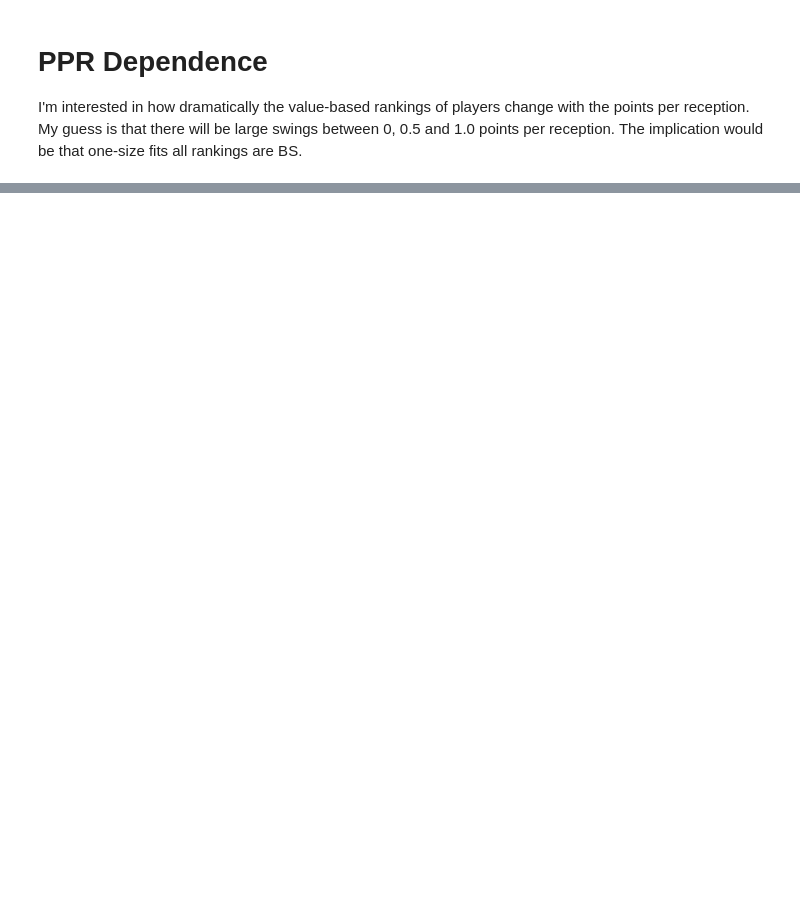
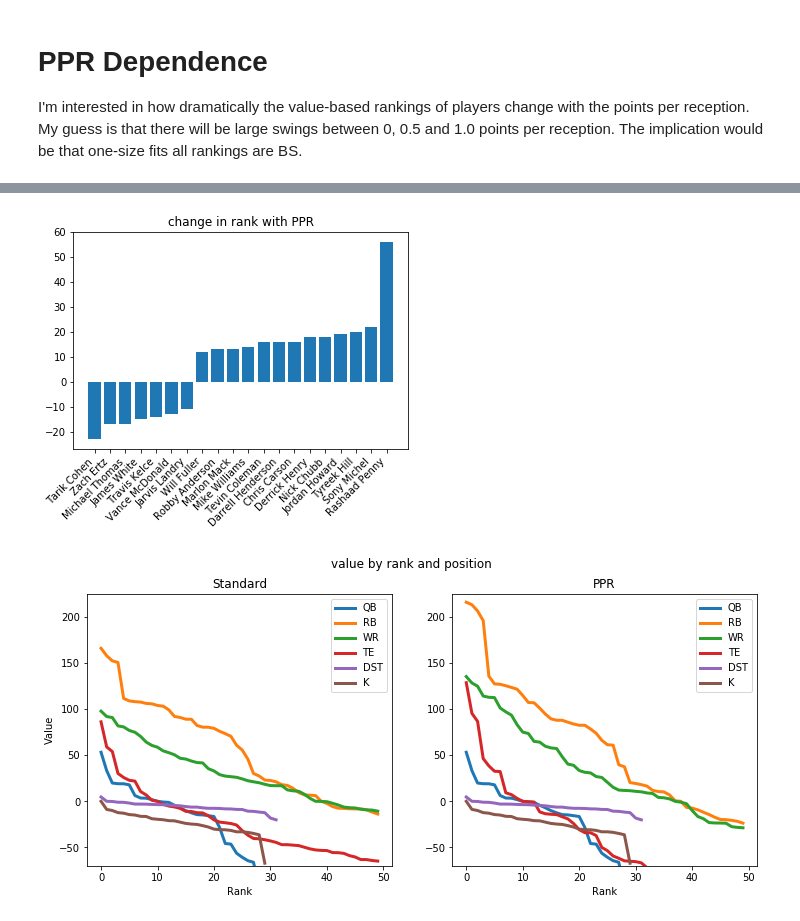
Before and after one commit to jjti/ff, a Jupyter notebook: model/src/notebooks/2019-PPR-Dependence.ipynb, the cells around one changed output, grey strips where cells are left out. Saved outputs shown, nothing was run; the diff lists cells and outputs as text; code cells hidden in the pictures; blank space fills up the shorter version.

```diff
--- a/model/src/notebooks/2019-PPR-Dependence.ipynb
+++ b/model/src/notebooks/2019-PPR-Dependence.ipynb
@@ -99,31 +109,78 @@ data.head()
 # %%
-# add ranks, sort and print top 50 players
+#### add ranks, sort and print top 50 players
 
 from sklearn.metrics import r2_score
 import matplotlib.pyplot as plt
 
+adp = ["std", "half_ppr", "ppr"]
 ranks = ["0.0-rank", "0.5-rank", "1.0-rank"]
+vals = ["proj-0.0-value", "proj-0.5-value", "proj-1.0-value"]
 
-for i, pts in enumerate(["proj-0.0-value", "proj-0.5-value", "proj-1.0-value"]):
-    data = data.sort_values(pts, ascending=False)
-    data[ranks[i]] = np.arange(len(data)) + 1
+for rank, val in zip(ranks, vals):
+    data = data.sort_values(val, ascending=False)
+    data[rank] = np.arange(len(data)) + 1
 
 data["diff"] = data[ranks[2]] - data[ranks[0]]
 data["abs_diff"] = abs(data["diff"])
-data = data.sort_values(ranks[0], ascending=True)
 
-top_100 = data[(data.adp <= 150) & ((data[ranks[0]] < 100) | (data[ranks[2]] < 100))]
+data["adp-std"] = data["std"]
+data["adp-ppr"] = data["ppr"]
 
-for r in ranks:
-    print(r, r2_score(top_100[r], top_100["adp"]))
 
+data = data.sort_values("0.0-rank", ascending=True)
+
+top_100 = data[((data["std"] <= 100) | (data["ppr"] <= 100)) & ((data[ranks[0]] <= 100) | (data[ranks[2]] <= 100))]
+print(len(top_100))
+
+for pos in positions:
+    print(pos, top_100[top_100.pos == pos]["diff"].median())
+
+for p, r in zip(adp, ranks):
+    print(r, r2_score(top_100[r], top_100[p]))
+
+cols = ["name", "pos", "adp-std", "adp-ppr"] + ranks + ["diff"]
+top_100.sort_values("diff", ascending=True)[cols].to_csv("top_100.csv", index=False)
 large_diff = top_100.sort_values("abs_diff", ascending=False)[:20].sort_values("diff", ascending=True)
+large_diff[cols].to_csv("top_20.csv", index=False)
 
-cols = ["name", "pos", "adp"] + ranks + ["diff"]
-large_diff[cols][:20].to_csv("top_diff.csv", index=False)
+plt.bar(np.arange(len(large_diff)), large_diff["diff"])
+plt.xticks(np.arange(len(large_diff)), large_diff["name"], rotation=45, ha="right")
+plt.gca().set_title("change in rank with PPR")
+plt.savefig('change_in_rank.png', bbox_inches='tight');
 
-# plt.bar(np.arange(len(large_diff)), large_diff["diff"])
-# plt.xticks(np.arange(len(large_diff)), large_diff["name"], rotation=45, ha="right")
-# plt.gca().set_title("change in rank with PPR")
-# plt.savefig('download.png', bbox_inches='tight')
+pos_to_val_std = {}
+for pos in positions:
+    pos_to_val_std[pos] = data[data.pos == pos].sort_values("proj-0.0-value", ascending=False)["proj-0.0-value"].values
+
+pos_to_val_ppr = {}
+for pos in positions:
+    pos_to_val_ppr[pos] = data[data.pos == pos].sort_values("proj-1.0-value", ascending=False)["proj-1.0-value"].values
+
+plt.figure(figsize=(12, 5)).suptitle("value by rank and position")
+plt.subplot(1, 2, 1)
+for pos, vals in pos_to_val_std.items():
+    cutoff = 50 if 50 <= len(vals) else len(vals)
+    vals = vals[:cutoff]
+    plt.plot(np.arange(len(vals)), vals, label=pos, lw=3)
+
+plt.gca().legend()
+plt.gca().set_ylim(-70, 225)
+plt.gca().set_title("Standard")
+plt.gca().set_ylabel("Value")
+plt.gca().set_xlabel("Rank")
+
+
+plt.subplot(1, 2, 2)
+for pos, vals in pos_to_val_ppr.items():
+    cutoff = 50 if 50 <= len(vals) else len(vals)
+    vals = vals[:cutoff]
+    plt.plot(np.arange(len(vals)), vals, label=pos, lw=3)
+
+plt.gca().legend()
+plt.gca().set_ylim(-70, 225)
+plt.gca().set_title("PPR")
+plt.gca().set_xlabel("Rank")
+plt.savefig('value_by_position.png', bbox_inches='tight');
+
+large_diff[cols]
 # %% [output]
@@ -132,0 +214,2 @@ large_diff[cols][:20].to_csv("top_diff.csv", index=False)
+[figure, added]
+[figure, added]
```
Also changed, not shown: parts of 4 cells of this notebook, 15 other files.
